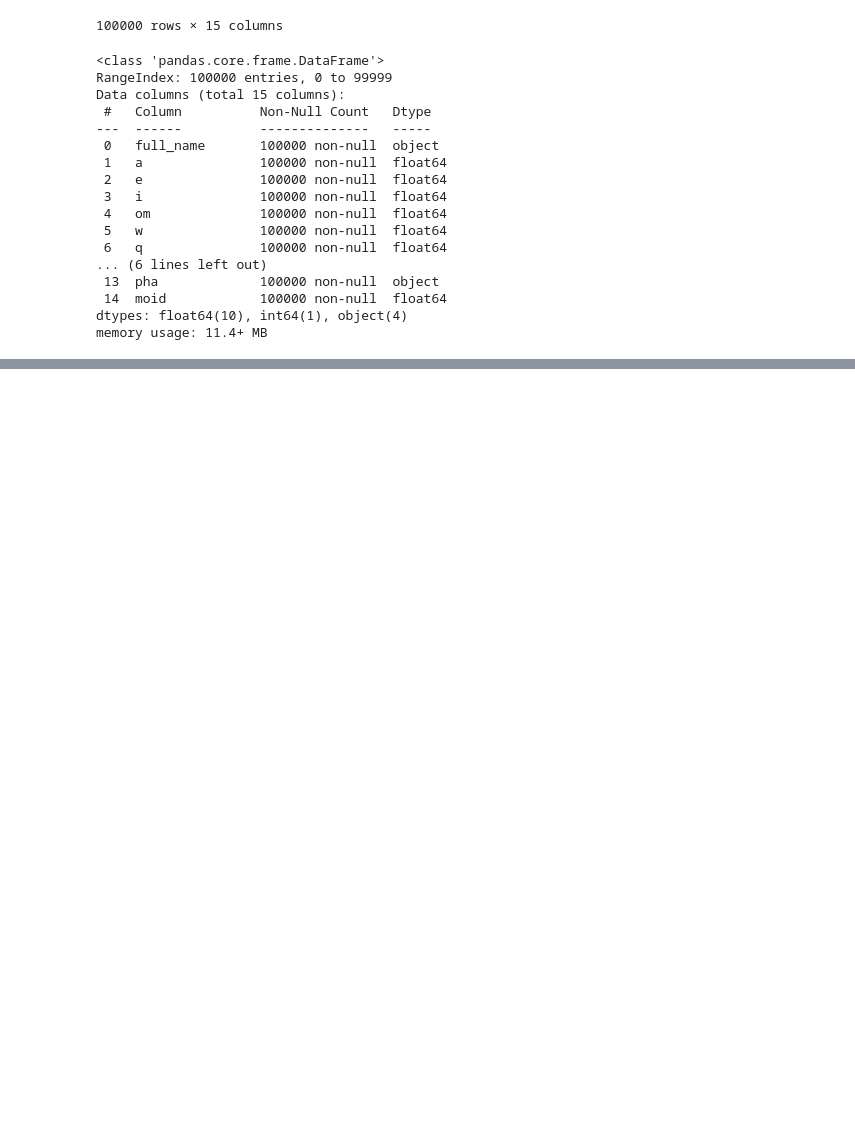
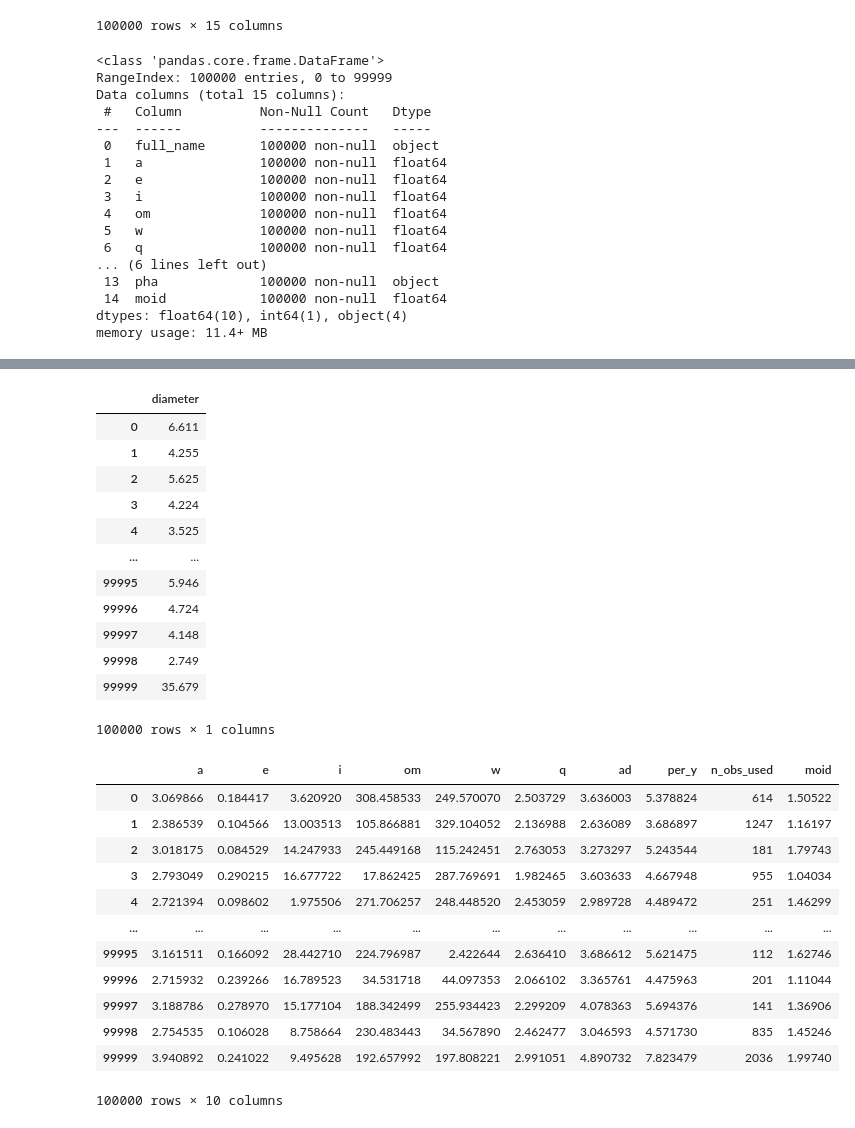
Before and after one commit to morozco0/TICS315, a Jupyter notebook: RN/TareaIA1.ipynb, the cells around one changed output, grey strips where cells are left out. Saved outputs shown, nothing was run; the diff lists cells and outputs as text; code cells hidden in the pictures; blank space fills up the shorter version.

```diff
--- a/RN/TareaIA1.ipynb
+++ b/RN/TareaIA1.ipynb
@@ -258,0 +262,33 @@ Length: 23712, dtype: int64
+# %%
+y = df2['diameter'].to_frame()
+X = df2.drop("diameter", axis=1)
+# %%
+display(y)
+display(X)
+# %% [output]
+|  | diameter |
+| 0 | 6.611 |
+| 1 | 4.255 |
+| 2 | 5.625 |
+| 3 | 4.224 |
+| 4 | 3.525 |
+| ... | ... |
+| 99995 | 5.946 |
+| 99996 | 4.724 |
+| 99997 | 4.148 |
+| 99998 | 2.749 |
+| 99999 | 35.679 |
+100000 rows × 1 columns
+|  | a | e | i | om | w | q | ad | per_y | n_obs_used | moid |
+| 0 | 3.069866 | 0.184417 | 3.620920 | 308.458533 | 249.570070 | 2.503729 | 3.636003 | 5.378824 | 614 | 1.50522 |
+| 1 | 2.386539 | 0.104566 | 13.003513 | 105.866881 | 329.104052 | 2.136988 | 2.636089 | 3.686897 | 1247 | 1.16197 |
+| 2 | 3.018175 | 0.084529 | 14.247933 | 245.449168 | 115.242451 | 2.763053 | 3.273297 | 5.243544 | 181 | 1.79743 |
+| 3 | 2.793049 | 0.290215 | 16.677722 | 17.862425 | 287.769691 | 1.982465 | 3.603633 | 4.667948 | 955 | 1.04034 |
+| 4 | 2.721394 | 0.098602 | 1.975506 | 271.706257 | 248.448520 | 2.453059 | 2.989728 | 4.489472 | 251 | 1.46299 |
+| ... | ... | ... | ... | ... | ... | ... | ... | ... | ... | ... |
+| 99995 | 3.161511 | 0.166092 | 28.442710 | 224.796987 | 2.422644 | 2.636410 | 3.686612 | 5.621475 | 112 | 1.62746 |
+| 99996 | 2.715932 | 0.239266 | 16.789523 | 34.531718 | 44.097353 | 2.066102 | 3.365761 | 4.475963 | 201 | 1.11044 |
+| 99997 | 3.188786 | 0.278970 | 15.177104 | 188.342499 | 255.934423 | 2.299209 | 4.078363 | 5.694376 | 141 | 1.36906 |
+| 99998 | 2.754535 | 0.106028 | 8.758664 | 230.483443 | 34.567890 | 2.462477 | 3.046593 | 4.571730 | 835 | 1.45246 |
+| 99999 | 3.940892 | 0.241022 | 9.495628 | 192.657992 | 197.808221 | 2.991051 | 4.890732 | 7.823479 | 2036 | 1.99740 |
+100000 rows × 10 columns
```
Also changed, not shown: parts of 9 cells of this notebook, 1 other file.
